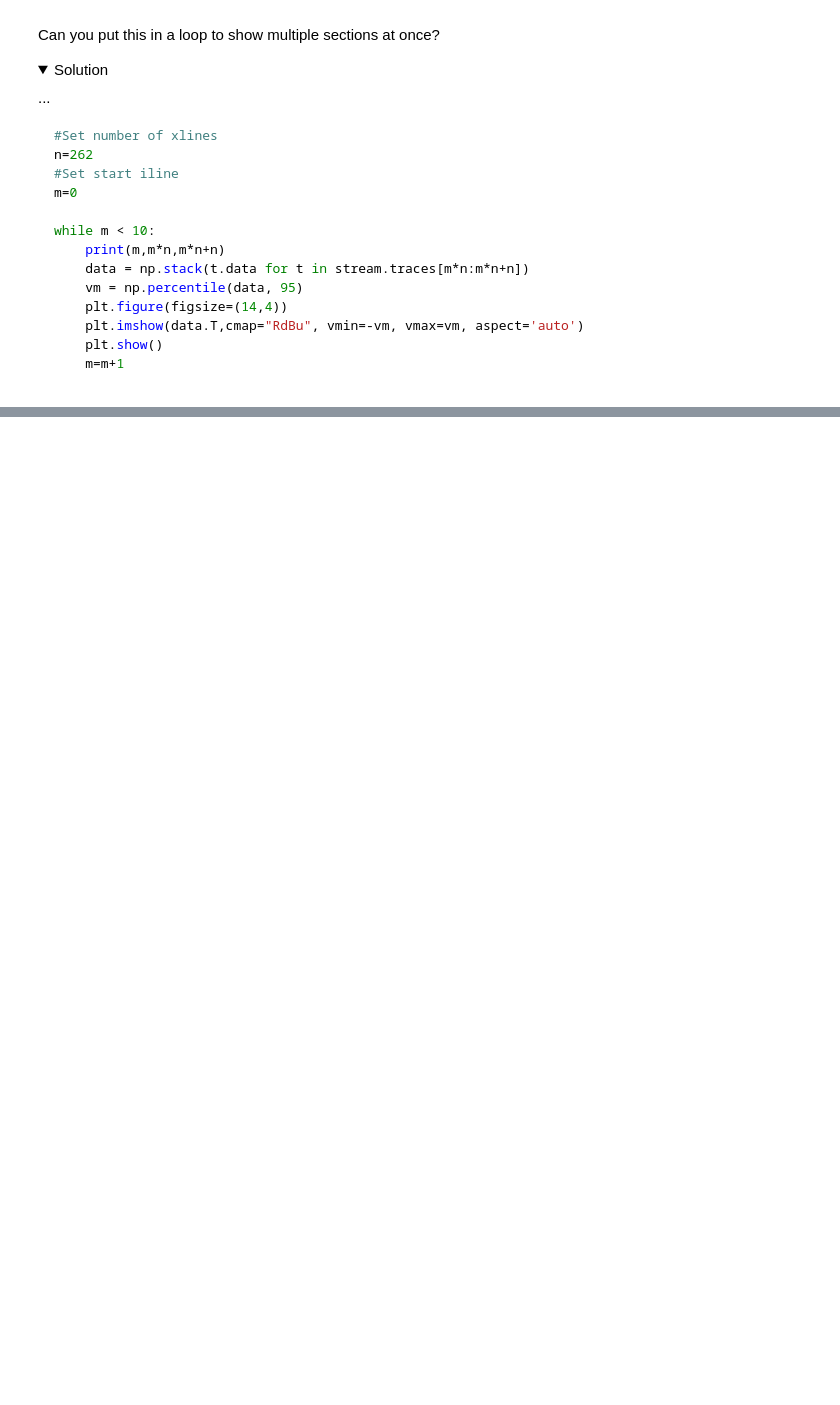
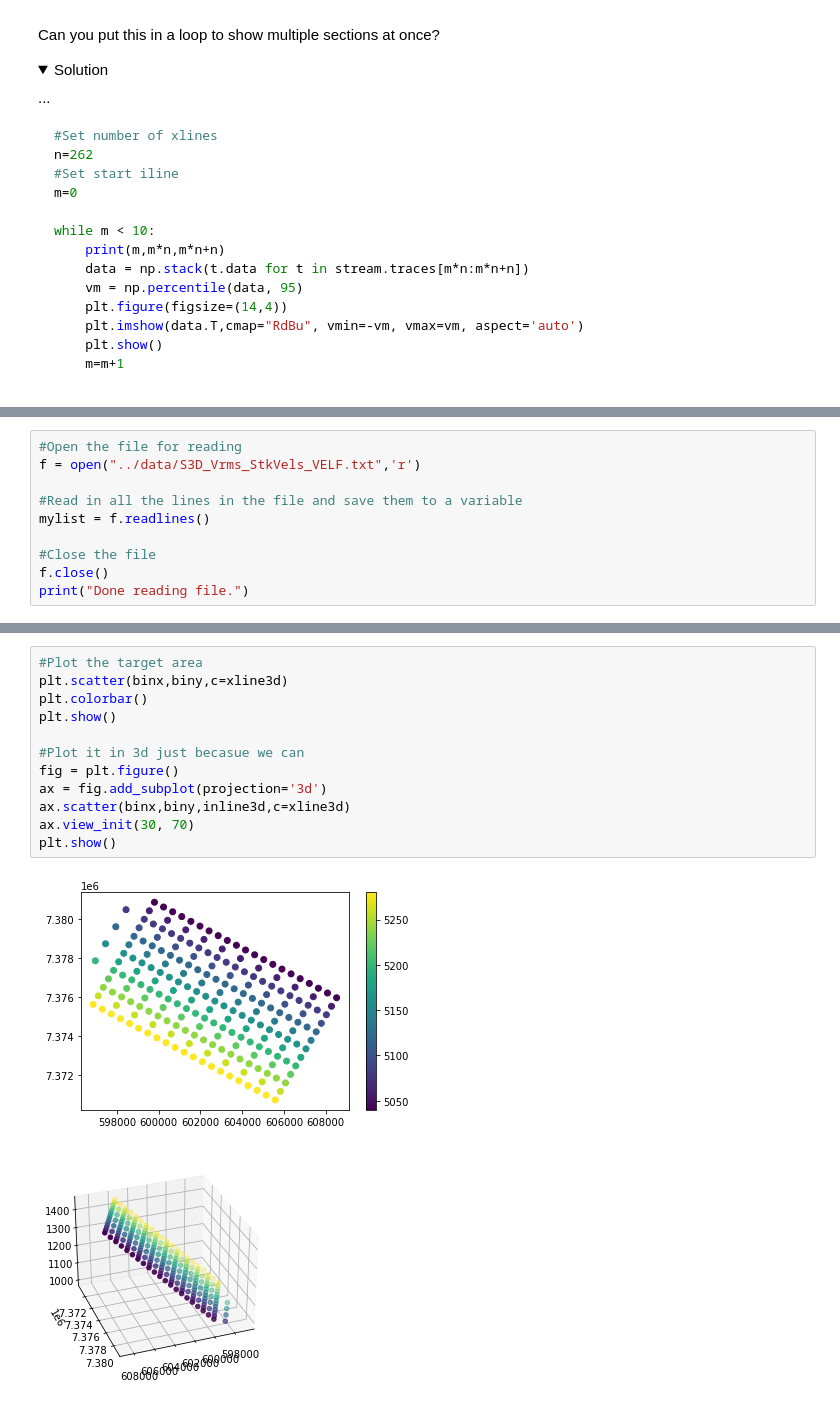
Before and after one commit to Sydney-Informatics-Hub/geopython, a Jupyter notebook: _ipynb/01b-dataframes.ipynb, the cells around one changed output, grey strips where cells are left out. Cells and saved outputs as stored; diff of their text form; folded sections open; blank space fills up the shorter version.

Commit message:
added velf and api example to session 2

```diff
--- a/_ipynb/01b-dataframes.ipynb
+++ b/_ipynb/01b-dataframes.ipynb
@@ -870,0 +880,10 @@ while m < 10:
+# %%
+#Open the file for reading
+f = open("../data/S3D_Vrms_StkVels_VELF.txt",'r')
+
+#Read in all the lines in the file and save them to a variable
+mylist = f.readlines()
+
+#Close the file
+f.close()
+print("Done reading file.")
@@ -870,0 +955,15 @@ while m < 10:
+# %%
+#Plot the target area
+plt.scatter(binx,biny,c=xline3d)
+plt.colorbar()
+plt.show()
+
+#Plot it in 3d just becasue we can
+fig = plt.figure()
+ax = fig.add_subplot(projection='3d')
+ax.scatter(binx,biny,inline3d,c=xline3d)
+ax.view_init(30, 70)
+plt.show()
+# %% [output]
+[figure, added]
+[figure, added]
```
Also changed, not shown: parts of 22 cells of this notebook, 27 other files.
